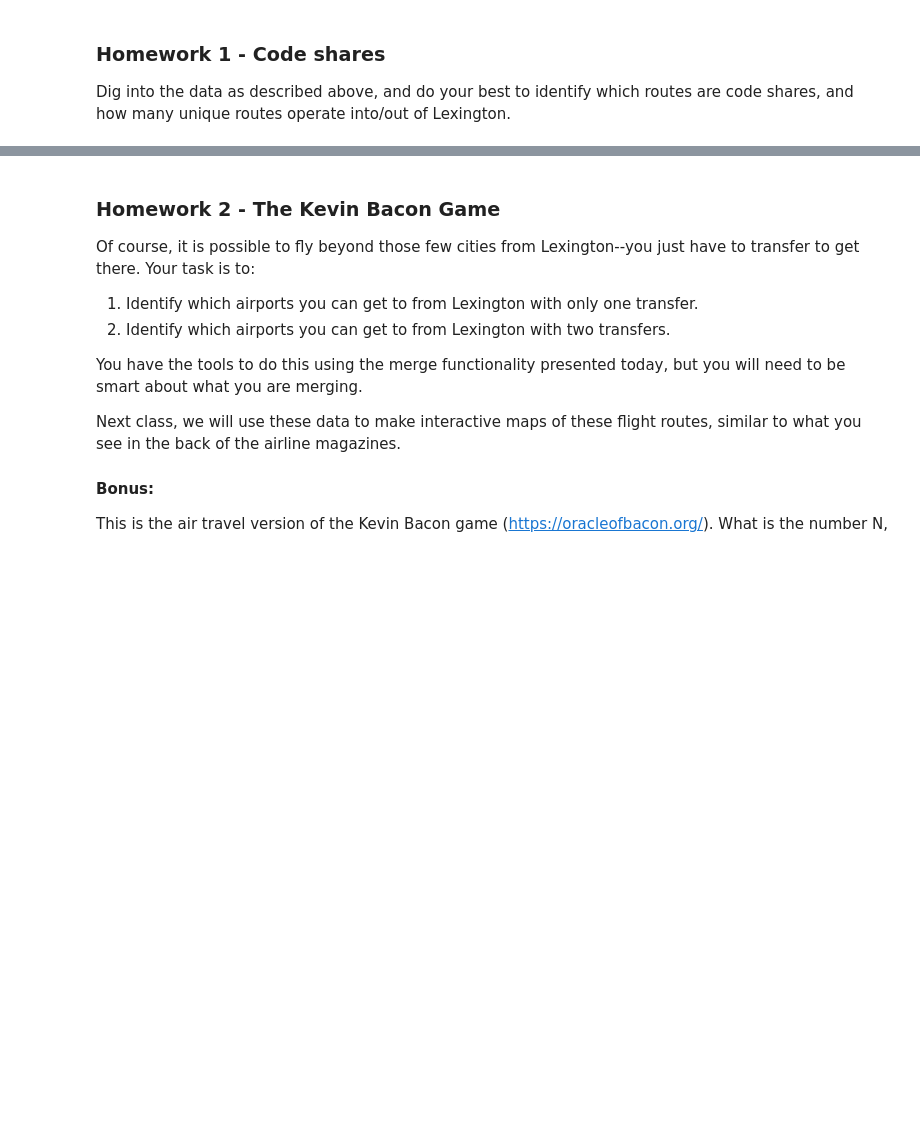
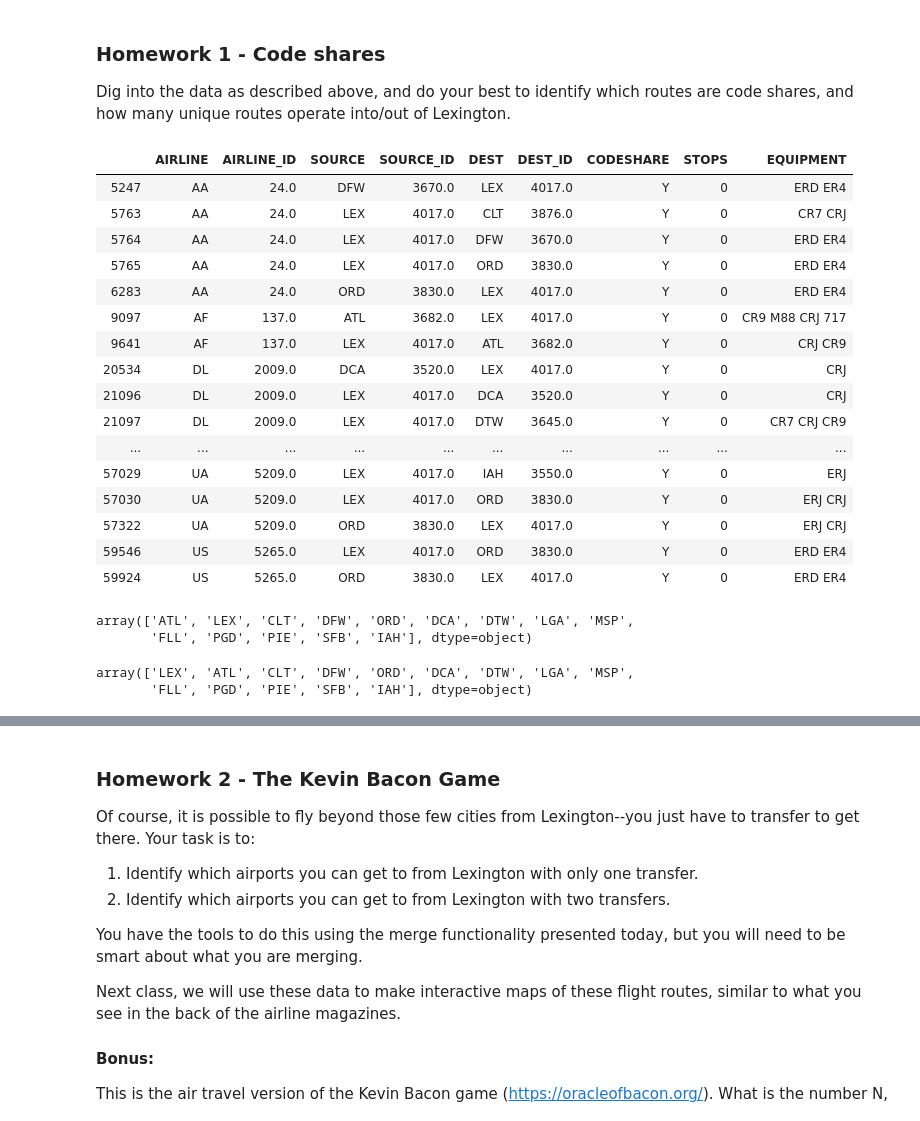
Before and after one commit to mnbo229/ce599, a Jupyter notebook: 07-Data Wrangling/open-flights-tutorial.ipynb, the cells around one changed output, grey strips where cells are left out. Cells and saved outputs as stored; diff of their text form; code cells hidden in the pictures; blank space fills up the shorter version.

```diff
--- a/07-Data Wrangling/open-flights-tutorial.ipynb
+++ b/07-Data Wrangling/open-flights-tutorial.ipynb
@@ -426,3 +410,35 @@ Figuring this out will be the first part of your homework.
 ### Homework 1 - Code shares
 
 Dig into the data as described above, and do your best to identify which routes are code shares, and how many unique routes operate into/out of Lexington.
+# %%
+#create a dataframe with lex in source or destination and codeshares has yes (written Y)
+lex_routes_CS = routes[(routes['CODESHARE']=='Y') & (routes['SOURCE']=='LEX') | (routes['CODESHARE']=='Y') & (routes['DEST']=='LEX')]
+lex_routes_CS
+# %% [output]
+|  | AIRLINE | AIRLINE_ID | SOURCE | SOURCE_ID | DEST | DEST_ID | CODESHARE | STOPS | EQUIPMENT |
+| 5247 | AA | 24.0 | DFW | 3670.0 | LEX | 4017.0 | Y | 0 | ERD ER4 |
+| 5763 | AA | 24.0 | LEX | 4017.0 | CLT | 3876.0 | Y | 0 | CR7 CRJ |
+| 5764 | AA | 24.0 | LEX | 4017.0 | DFW | 3670.0 | Y | 0 | ERD ER4 |
+| 5765 | AA | 24.0 | LEX | 4017.0 | ORD | 3830.0 | Y | 0 | ERD ER4 |
+| 6283 | AA | 24.0 | ORD | 3830.0 | LEX | 4017.0 | Y | 0 | ERD ER4 |
+| 9097 | AF | 137.0 | ATL | 3682.0 | LEX | 4017.0 | Y | 0 | CR9 M88 CRJ 717 |
+| 9641 | AF | 137.0 | LEX | 4017.0 | ATL | 3682.0 | Y | 0 | CRJ CR9 |
+| 20534 | DL | 2009.0 | DCA | 3520.0 | LEX | 4017.0 | Y | 0 | CRJ |
+| 21096 | DL | 2009.0 | LEX | 4017.0 | DCA | 3520.0 | Y | 0 | CRJ |
+| 21097 | DL | 2009.0 | LEX | 4017.0 | DTW | 3645.0 | Y | 0 | CR7 CRJ CR9 |
+| ... | ... | ... | ... | ... | ... | ... | ... | ... | ... |
+| 57029 | UA | 5209.0 | LEX | 4017.0 | IAH | 3550.0 | Y | 0 | ERJ |
+| 57030 | UA | 5209.0 | LEX | 4017.0 | ORD | 3830.0 | Y | 0 | ERJ CRJ |
+| 57322 | UA | 5209.0 | ORD | 3830.0 | LEX | 4017.0 | Y | 0 | ERJ CRJ |
+| 59546 | US | 5265.0 | LEX | 4017.0 | ORD | 3830.0 | Y | 0 | ERD ER4 |
+| 59924 | US | 5265.0 | ORD | 3830.0 | LEX | 4017.0 | Y | 0 | ERD ER4 |
+# %%
+lex_routes["SOURCE"].unique()
+# %% [output]
+array(['ATL', 'LEX', 'CLT', 'DFW', 'ORD', 'DCA', 'DTW', 'LGA', 'MSP',
+       'FLL', 'PGD', 'PIE', 'SFB', 'IAH'], dtype=object)
+# %%
+lex_routes["DEST"].unique()
+# %% [output]
+array(['LEX', 'ATL', 'CLT', 'DFW', 'ORD', 'DCA', 'DTW', 'LGA', 'MSP',
+       'FLL', 'PGD', 'PIE', 'SFB', 'IAH'], dtype=object)
```
Also changed, not shown: parts of 3 cells of this notebook.
